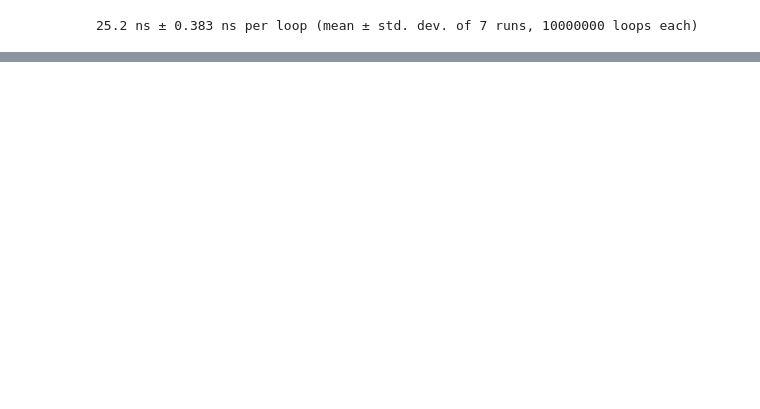
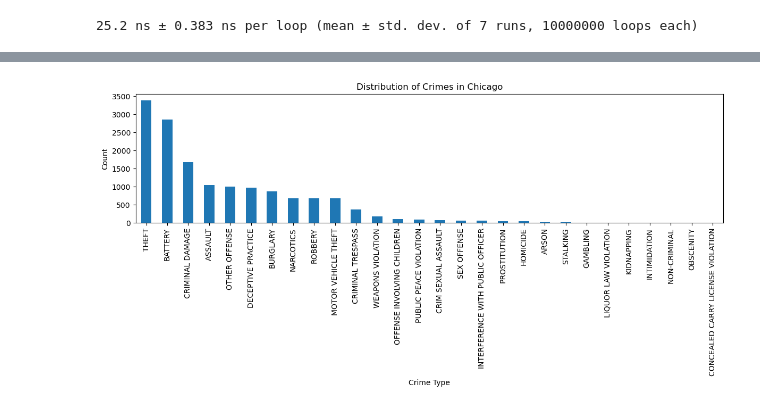
Before and after one commit to alexepperly/DataCampFiles, a Jupyter notebook: ChicagoCrime.ipynb, the cells around one changed output, grey strips where cells are left out. Drawn from its saved outputs; the diff is of its cells as text; code cells hidden in the pictures; blank space fills up the shorter version.

Commit message:
updated with plots

```diff
--- a/ChicagoCrime.ipynb
+++ b/ChicagoCrime.ipynb
@@ -13,5 +31,5 @@ list(chiCsv_reg)[1:] #Honestly, this way of dealing with data is horrible. Just
 # %%
-chi_df = pd.read_csv('data\crime_sampler.csv') #Much easier.
+chi_df = pd.read_csv('data/crime_sampler.csv') #Much easier.
 # %%
 chi_df
 # %% [output]
@@ -75,3 +93,5 @@ chi_df_iterlist
 %timeit chi_df_iterlist
 # %% [output]
 25.2 ns ± 0.383 ns per loop (mean ± std. dev. of 7 runs, 10000000 loops each)
+# %%
+crime_counts = chi_df['Primary Type'].value_counts()
@@ -77,0 +118,12 @@ chi_df_iterlist
+# %%
+plt.figure(figsize=(12, 6))  # Optional: Adjust the figure size
+
+crime_counts.plot(kind='bar')
+plt.title('Distribution of Crimes in Chicago')
+plt.xlabel('Crime Type')
+plt.ylabel('Count')
+plt.xticks(rotation=90)  # Optional: Rotate x-axis labels for better readability
+plt.tight_layout()       # Optional: Adjust layout for better spacing
+plt.show()
+# %% [output]
+[figure, added]
```
Also changed, not shown: parts of 8 cells of this notebook.
